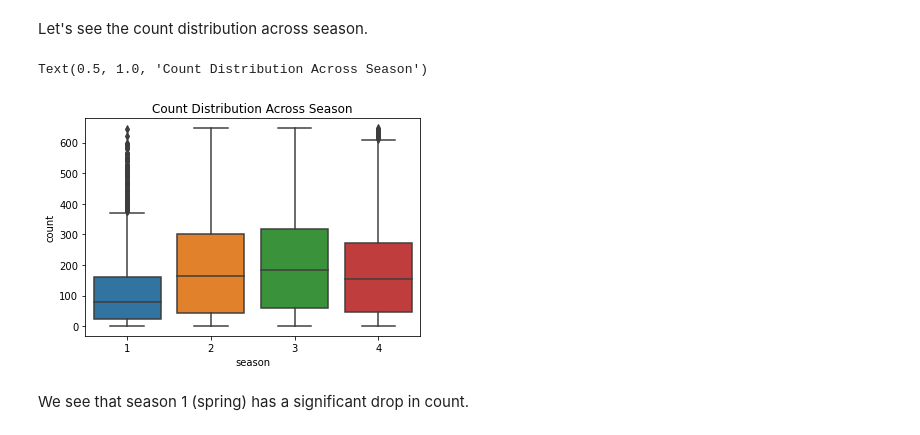
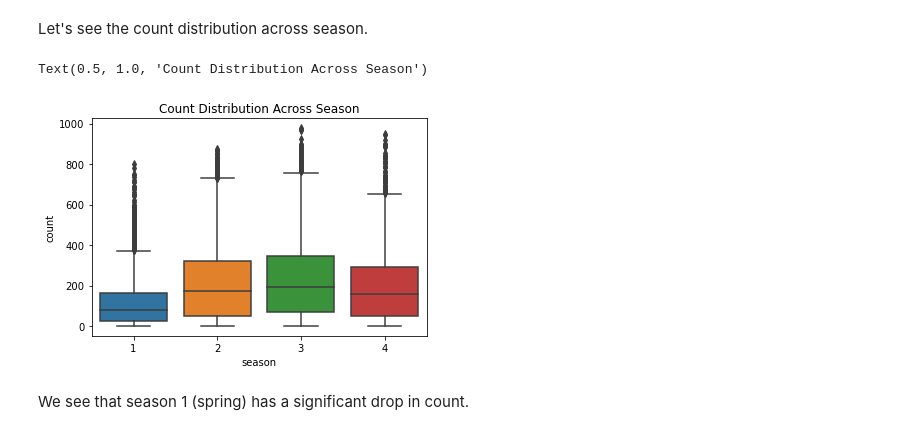
Before and after one commit to sydneycalo/biketimeseries, a Jupyter notebook: Bike Dataset Time Series Forecasting (Nicole Calo).ipynb, the cells around one changed output. Saved outputs shown, nothing was run; the diff lists cells and outputs as text; code cells hidden in the pictures.

```diff
--- a/Bike Dataset Time Series Forecasting (Nicole Calo).ipynb
+++ b/Bike Dataset Time Series Forecasting (Nicole Calo).ipynb
@@ -228,2 +230,2 @@ train_without_outliers = train[~((train < (Q1 - 1.5*IQR)) | (train > (Q3 + 1.5*I
 # %%
-train_without_outliers.shape
+data = train.append(test)
@@ -241,10 +248,10 @@ We see that the number of outliers decreased significantly.
 # %% [markdown]
 Let's see the count distribution across season.
 # %%
-sns.boxplot(train_without_outliers['season'],train_without_outliers['count']).set_title('Count Distribution Across Season')
+sns.boxplot(data['season'],data['count']).set_title('Count Distribution Across Season')
 # %% [output]
 Text(0.5, 1.0, 'Count Distribution Across Season')
-[figure, old version]
+[figure, new version]
 # %% [markdown]
 We see that season 1 (spring) has a significant drop in count.
 # %% [markdown]
```
Also changed, not shown: parts of 52 cells of this notebook, 3 other files.
